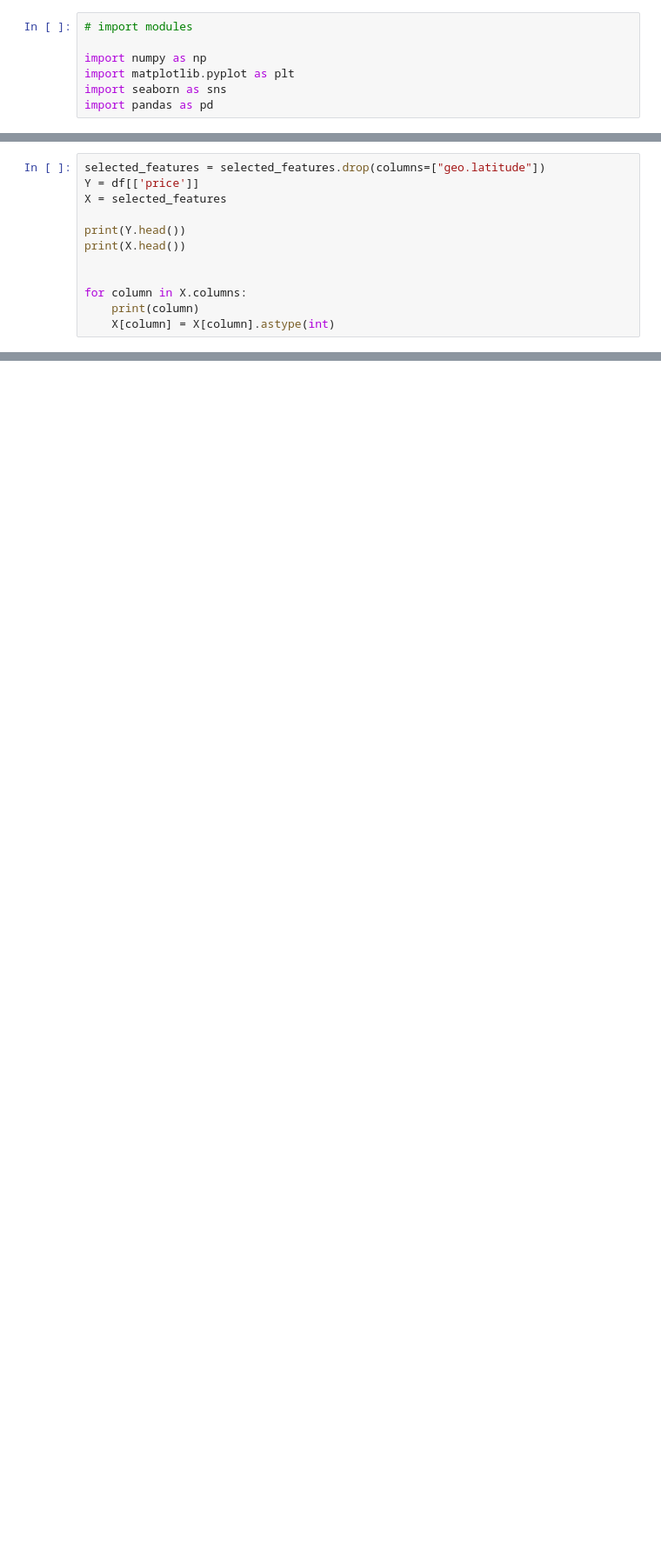
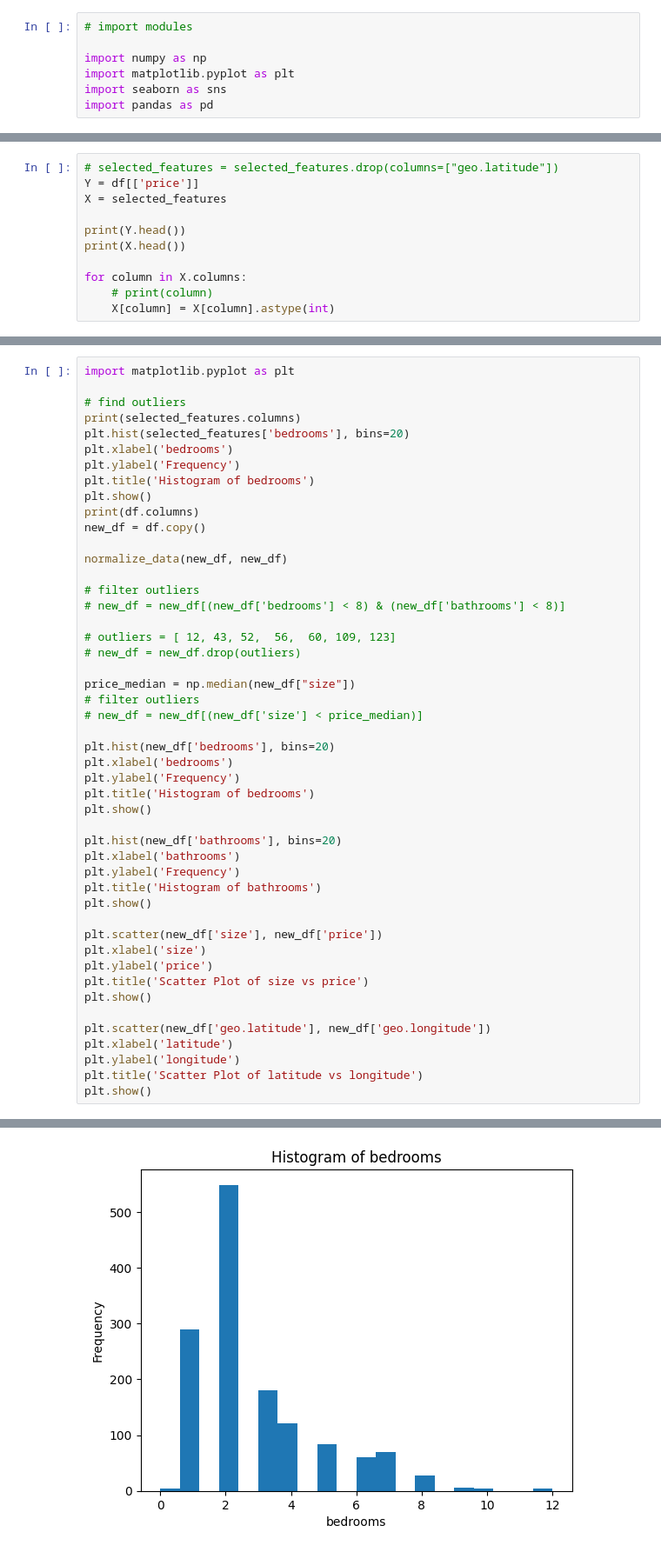
Before and after one commit to jocelynleelee/van_house_price_ml, a Jupyter notebook: main2.ipynb, the cells around one changed output, grey strips where cells are left out. Shown at 87% size. Saved outputs shown, nothing was run; the diff lists cells and outputs as text; blank space fills up the shorter version.

Commit message:
added outliers check and re-train

```diff
--- a/main2.ipynb
+++ b/main2.ipynb
@@ -76,16 +78,15 @@ Try using .loc[row_indexer,col_indexer] = value instead
 See the caveats in the documentation: https://pandas.pydata.org/pandas-docs/stable/user_guide/indexing.html#returning-a-view-versus-a-copy
   selected_features["bathrooms"] = selected_features["bathrooms"].str.replace("—","0").astype(int)
 # %%
-selected_features = selected_features.drop(columns=["geo.latitude"])
+# selected_features = selected_features.drop(columns=["geo.latitude"])
 Y = df[['price']]
 X = selected_features
 
 print(Y.head())
 print(X.head())
 
-
 for column in X.columns:
-    print(column)
+    # print(column)
     X[column] = X[column].astype(int)
 # %% [output]
      price
@@ -166,0 +189,49 @@ size: 1622.1652944765192
+# %%
+import matplotlib.pyplot as plt
+
+# find outliers
+print(selected_features.columns)
+plt.hist(selected_features['bedrooms'], bins=20)
+plt.xlabel('bedrooms')
+plt.ylabel('Frequency')
+plt.title('Histogram of bedrooms')
+plt.show()
+print(df.columns)
+new_df = df.copy()
+
+normalize_data(new_df, new_df)
+
+# filter outliers
+# new_df = new_df[(new_df['bedrooms'] < 8) & (new_df['bathrooms'] < 8)]
+
+# outliers = [ 12, 43, 52,  56,  60, 109, 123]
+# new_df = new_df.drop(outliers)
+
+price_median = np.median(new_df["size"])
+# filter outliers
+# new_df = new_df[(new_df['size'] < price_median)]
+
+plt.hist(new_df['bedrooms'], bins=20)
+plt.xlabel('bedrooms')
+plt.ylabel('Frequency')
+plt.title('Histogram of bedrooms')
+plt.show()
+
+plt.hist(new_df['bathrooms'], bins=20)
+plt.xlabel('bathrooms')
+plt.ylabel('Frequency')
+plt.title('Histogram of bathrooms')
+plt.show()
+
+plt.scatter(new_df['size'], new_df['price'])
+plt.xlabel('size')
+plt.ylabel('price')
+plt.title('Scatter Plot of size vs price')
+plt.show()
+
+plt.scatter(new_df['geo.latitude'], new_df['geo.longitude'])
+plt.xlabel('latitude')
+plt.ylabel('longitude')
+plt.title('Scatter Plot of latitude vs longitude')
+plt.show()
+# %% [output]
@@ -166,0 +239 @@ size: 1622.1652944765192
+[figure, added]
```
Also changed, not shown: parts of 17 cells of this notebook.
